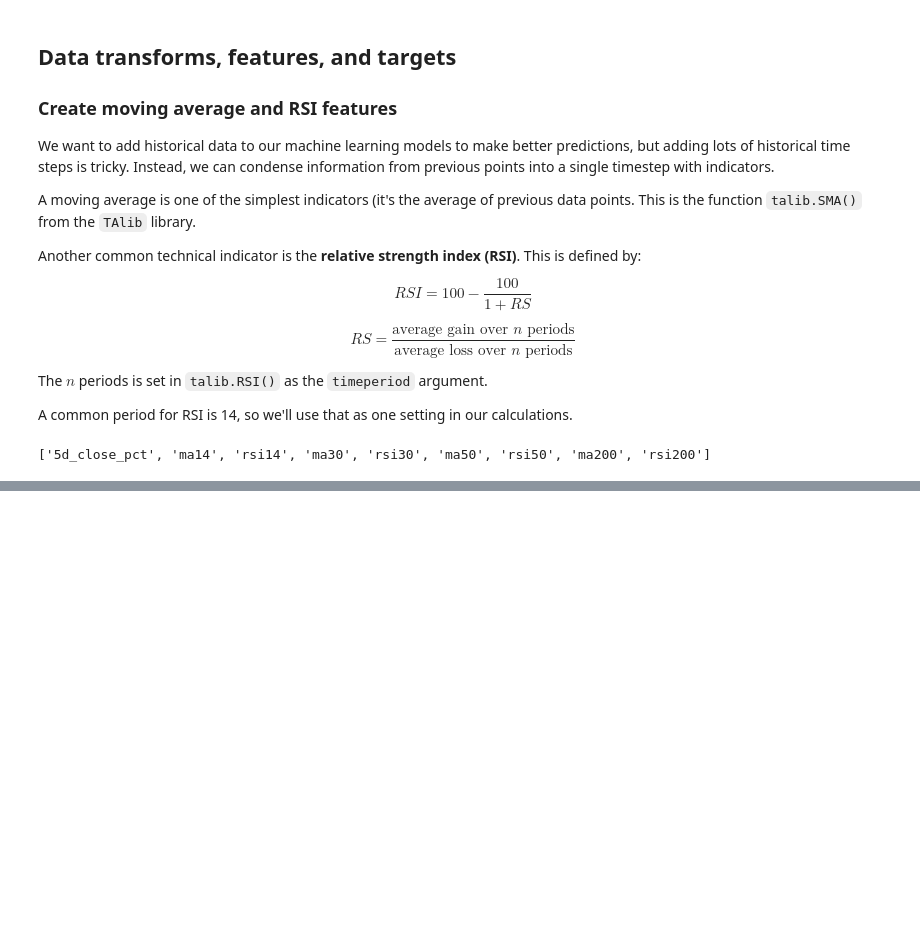
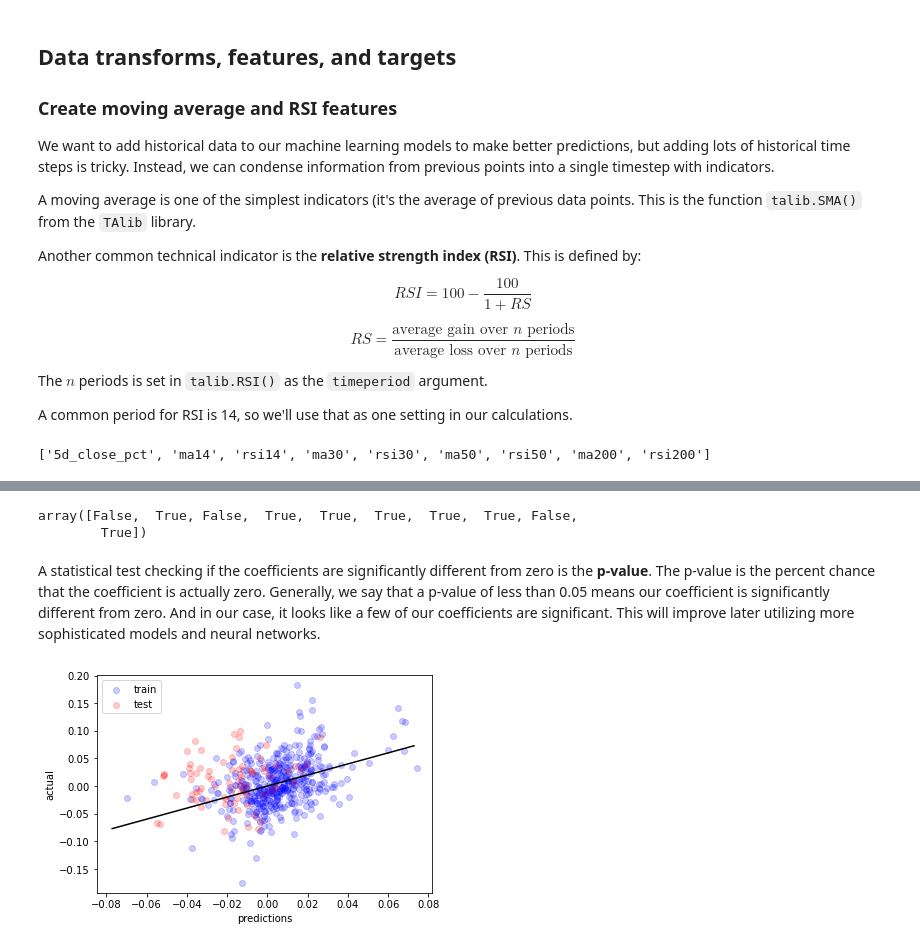
Before and after one commit to kbantoec/ml-fin, a Jupyter notebook: linear_model.ipynb, the cells around one changed output, grey strips where cells are left out. Drawn from its saved outputs; the diff is of its cells as text; code cells hidden in the pictures; blank space fills up the shorter version.

Commit message:
Completed 'data transforms, features, and targets' and added 'linear modeling'

```diff
--- a/linear_model.ipynb
+++ b/linear_model.ipynb
@@ -135,0 +207,4 @@ print(feature_names)
+# %%
+feat_targ_df = lng_df.drop(['5d_future_close', 'Adj_Volume', 'Adj_Close'], axis=1)
+feat_targ_df = feat_targ_df.loc['2016-04':, :].copy()
+feat_targ_df.info()
@@ -135,0 +231,3 @@ print(feature_names)
+# %%
+linear_features: np.ndarray = sm.add_constant(feat_targ_df.drop('5d_close_future_pct', axis=1).to_numpy())
+linear_features.shape
@@ -135,0 +236,10 @@ print(feature_names)
+# %%
+train_size: int = int(0.85 * linear_features.shape[0])
+
+train_features = linear_features[:train_size]
+train_targets = feat_targ_df['5d_close_future_pct'].to_numpy()[:train_size]
+
+test_features = linear_features[train_size:]
+test_targets = feat_targ_df['5d_close_future_pct'].to_numpy()[train_size:]
+
+print(train_features.shape, train_targets.shape, test_features.shape, test_targets.shape)
@@ -135,0 +248,4 @@ print(feature_names)
+# %%
+linreg = sm.OLS(train_targets, train_features)
+results = linreg.fit()
+results.summary()
@@ -135,0 +282,23 @@ print(feature_names)
+# %%
+results.pvalues < 0.05
+# %% [output]
+array([False,  True, False,  True,  True,  True,  True,  True, False,
+        True])
+# %% [markdown]
+A statistical test checking if the coefficients are significantly different from zero is the **p-value**. The p-value is the percent chance that the coefficient is actually zero. Generally, we say that a p-value of less than 0.05 means our coefficient is significantly different from zero. And in our case, it looks like a few of our coefficients are significant. This will improve later utilizing more sophisticated models and neural networks.
+# %%
+train_predictions = results.predict(train_features)
+test_predictions = results.predict(test_features)
+
+plt.scatter(train_predictions, train_targets, alpha=0.2, color='b', label='train')
+plt.scatter(test_predictions, test_targets, alpha=0.2, color='r', label='test')
+
+xmin, xmax = plt.xlim()
+plt.plot(np.arange(xmin, xmax, 0.01), np.arange(xmin, xmax, 0.01), c='k')
+
+plt.xlabel('predictions')
+plt.ylabel('actual')
+plt.legend()
+plt.show()
+# %% [output]
+[figure, added]
```
Also changed, not shown: parts of 13 cells of this notebook.
